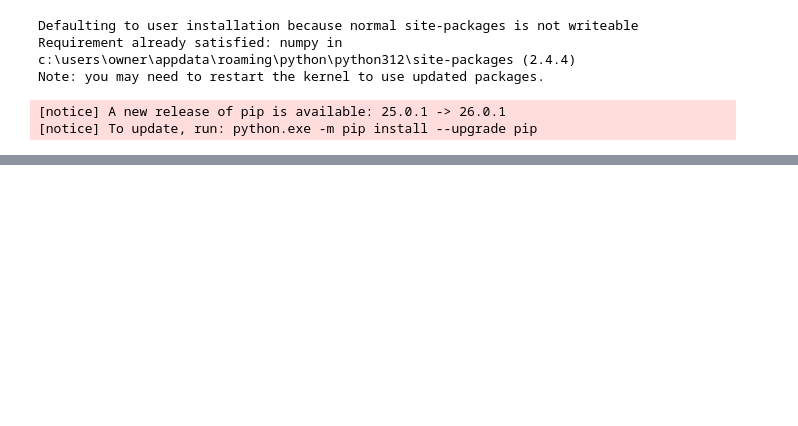
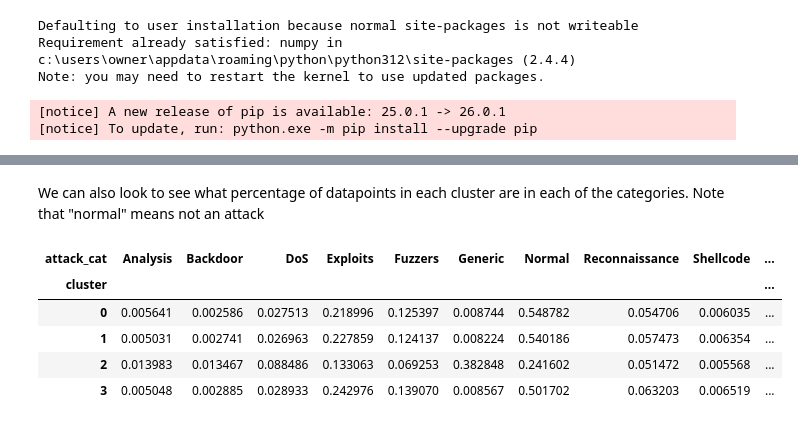
Before and after one commit to CooperCherry/anomaly_detection_project, a Jupyter notebook: anomaly_detection_project.ipynb, the cells around one changed output, grey strips where cells are left out. Cells and saved outputs as stored; diff of their text form; code cells hidden in the pictures; blank space fills up the shorter version.

```diff
--- a/anomaly_detection_project.ipynb
+++ b/anomaly_detection_project.ipynb
@@ -283,0 +517,15 @@ ERROR: No matching distribution found for git
+# %% [markdown]
+We can also look to see what percentage of datapoints in each cluster are in each of the categories. Note that "normal" means not an attack
+# %%
+pd.crosstab(
+    results_df['cluster'],
+    results_df['attack_cat'],
+    normalize='index'
+)
+# %% [output]
+| attack_cat | Analysis | Backdoor | DoS | Exploits | Fuzzers | Generic | Normal | Reconnaissance | Shellcode | ... |
+| cluster |  |  |  |  |  |  |  |  |  | ... |
+| 0 | 0.005641 | 0.002586 | 0.027513 | 0.218996 | 0.125397 | 0.008744 | 0.548782 | 0.054706 | 0.006035 | ... |
+| 1 | 0.005031 | 0.002741 | 0.026963 | 0.227859 | 0.124137 | 0.008224 | 0.540186 | 0.057473 | 0.006354 | ... |
+| 2 | 0.013983 | 0.013467 | 0.088486 | 0.133063 | 0.069253 | 0.382848 | 0.241602 | 0.051472 | 0.005568 | ... |
+| 3 | 0.005048 | 0.002885 | 0.028933 | 0.242976 | 0.139070 | 0.008567 | 0.501702 | 0.063203 | 0.006519 | ... |
```
Also changed, not shown: parts of 24 cells of this notebook, 1 other file.
